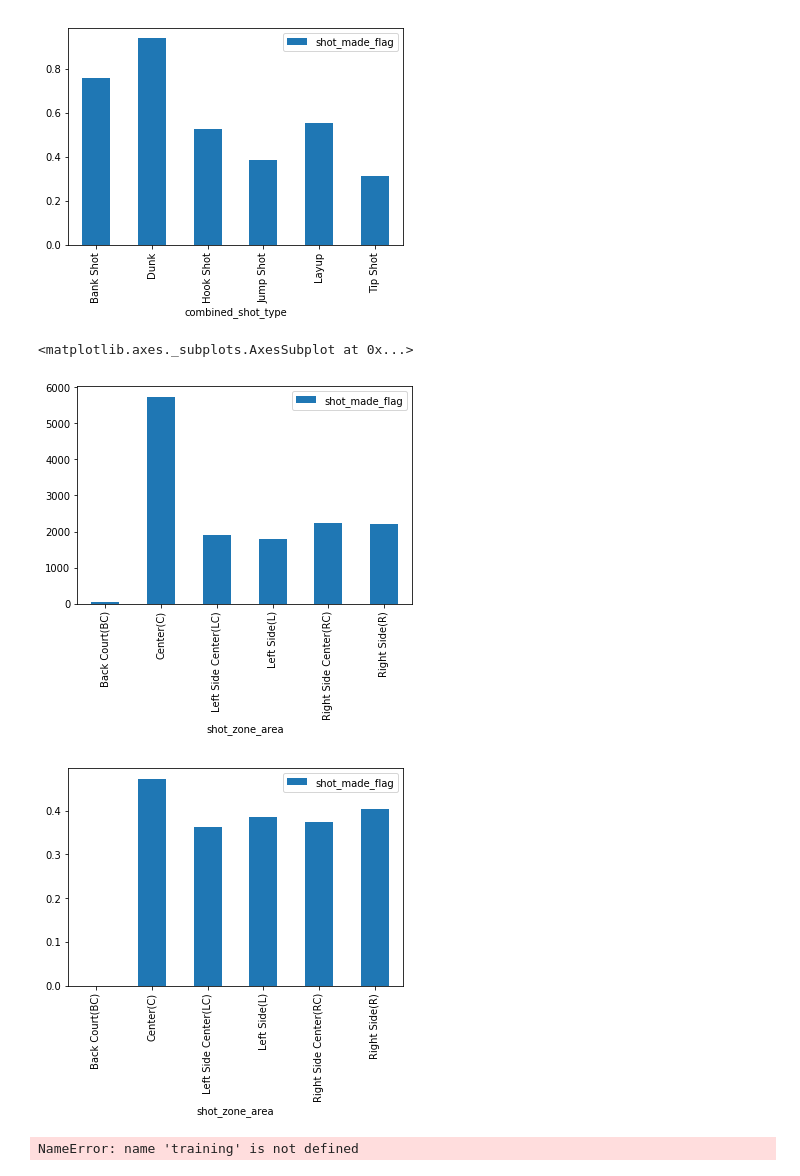
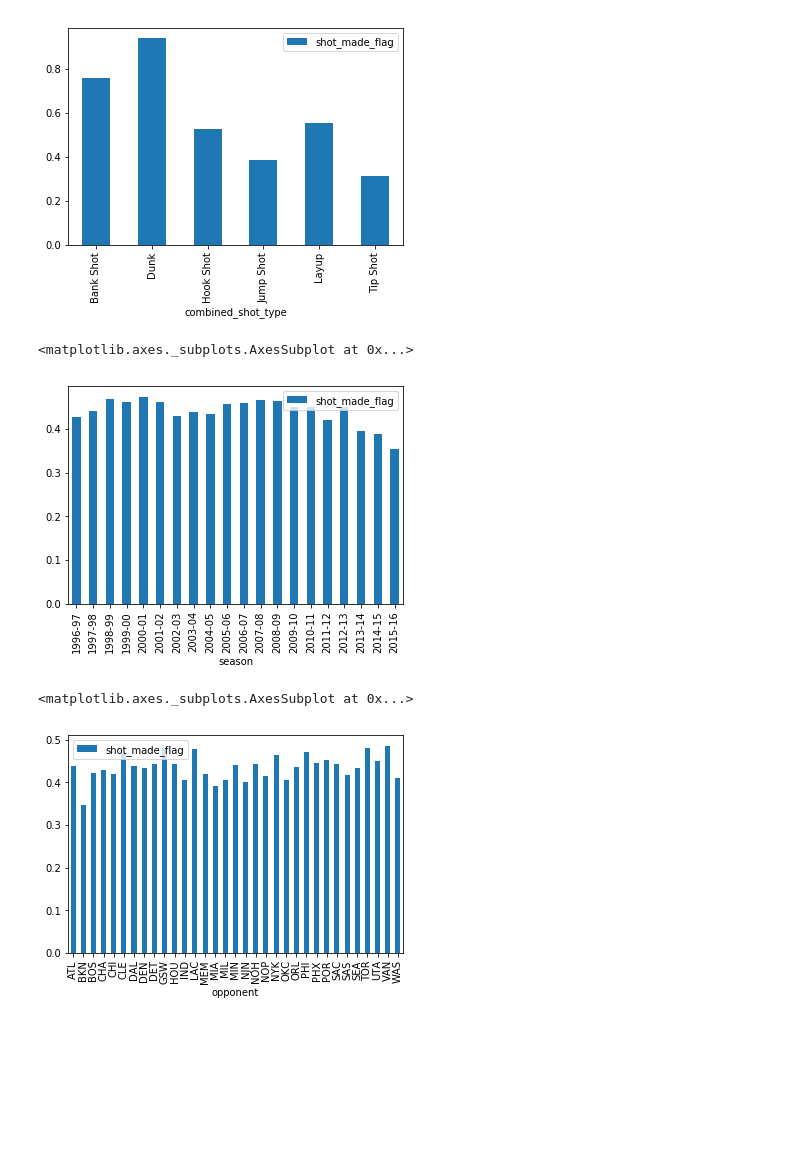
Before and after one commit to jonnor/datascience-master, a Jupyter notebook: dat200/assigment2/Basketball.ipynb, the cells around one changed output. Saved outputs shown, nothing was run; the diff lists cells and outputs as text; code cells hidden in the pictures; blank space fills up the shorter version.

```diff
--- a/dat200/assigment2/Basketball.ipynb
+++ b/dat200/assigment2/Basketball.ipynb
@@ -393,10 +392,7 @@ training.groupby(['combined_shot_type']).agg({'shot_made_flag': 'mean'}).plot(ki
 [figure]
 [figure]
 # %%
-shot_zone = training[training['combined_shot_type'] != 'Dunk'].groupby(['shot_zone_area'])
-shot_zone.agg({'shot_made_flag': 'count'}).plot(kind='bar')
-shot_zone.agg({'shot_made_flag': 'mean'}).plot(kind='bar')
+preprocessed.groupby(['season']).agg({'shot_made_flag': 'mean'}).plot(kind='bar')
 # %% [output]
 <matplotlib.axes._subplots.AxesSubplot at 0x...>
-[figure, old version]
+[figure, new version]
-[figure, removed]
@@ -403,5 +401,5 @@ shot_zone.agg({'shot_made_flag': 'mean'}).plot(kind='bar')
 # %%
-shot_area_type = training.groupby(['shot_zone_area', 'combined_shot_type'])
-shot_area_type.agg({'shot_made_flag': 'mean'}).sort_values(by='shot_made_flag', ascending=False).plot(kind='bar')
+preprocessed.groupby(['opponent']).agg({'shot_made_flag': 'mean'}).plot(kind='bar')
 # %% [output]
-NameError: name 'training' is not defined
+<matplotlib.axes._subplots.AxesSubplot at 0x...>
+[figure, added]
```
Also changed, not shown: parts of 16 cells of this notebook, 1 other file.
